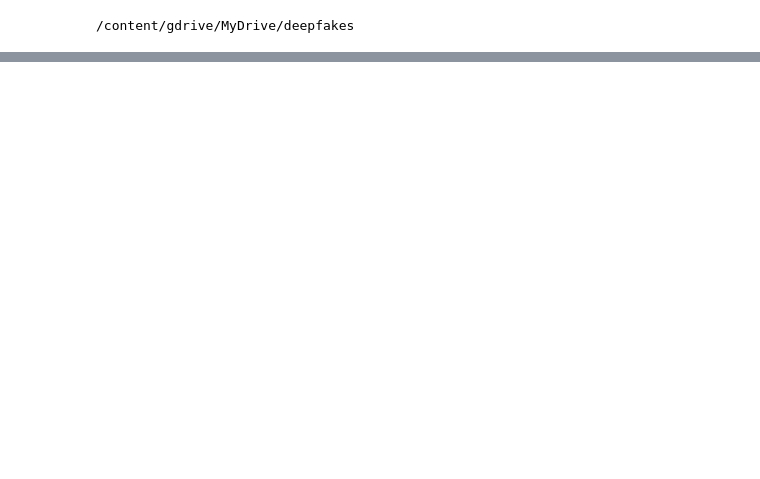
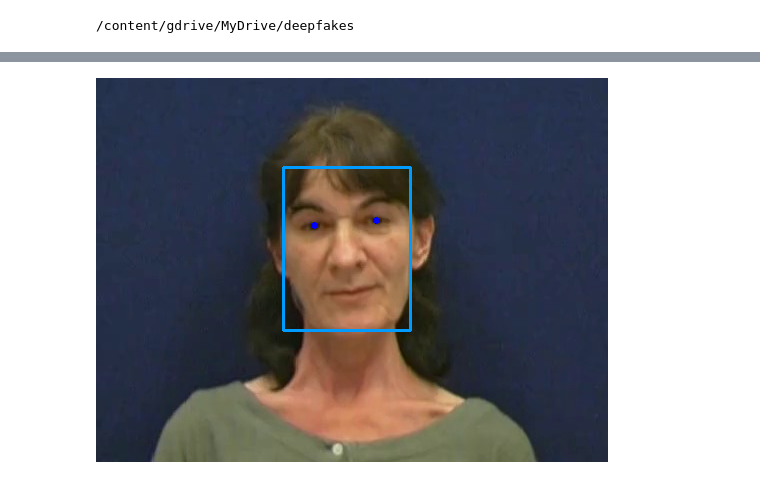
Before and after one commit to amura/DetectingDeepFakes, a Jupyter notebook: DetectingDeepFakesPart1_facedetection.ipynb, the cells around one changed output, grey strips where cells are left out. Drawn from its saved outputs; the diff is of its cells as text; code cells hidden in the pictures; blank space fills up the shorter version.

```diff
--- a/DetectingDeepFakesPart1_facedetection.ipynb
+++ b/DetectingDeepFakesPart1_facedetection.ipynb
@@ -261,0 +58,18 @@ Make new folder
+# %%
+from mtcnn import MTCNN
+import cv2
+
+
+def extractFaceFromImage(filePath):
+  #detect face
+  img = cv2.cvtColor(cv2.imread(filePath), cv2.COLOR_BGR2RGB)
+  detector = MTCNN()
+  result = detector.detect_faces(img)
+
+
+  # assumes only single person in the picture so index is 0
+  return  result[0]['box'],  result[0]['keypoints']['left_eye'],  result[0]['keypoints']['right_eye'], img
+# %%
+from google.colab.patches import cv2_imshow
+
+bb, left, right, img = extractFaceFromImage('./deepfake_sa1_output/00001.jpg')
@@ -261,0 +79,15 @@ Make new folder
+# %%
+
+
+cv2.rectangle(img,
+              (bb[0], bb[1]),
+              (bb[0]+bb[2], bb[1] + bb[3]),
+              (0,155,255),
+              2)
+
+cv2.circle(img,(left), 2, (0,0,255), 2)
+cv2.circle(img,(right), 2, (0,0,255), 2)
+
+cv2_imshow(cv2.cvtColor(img, cv2.COLOR_RGB2BGR))
+# %% [output]
+[figure, added]
```
Also changed, not shown: parts of 19 cells of this notebook.
